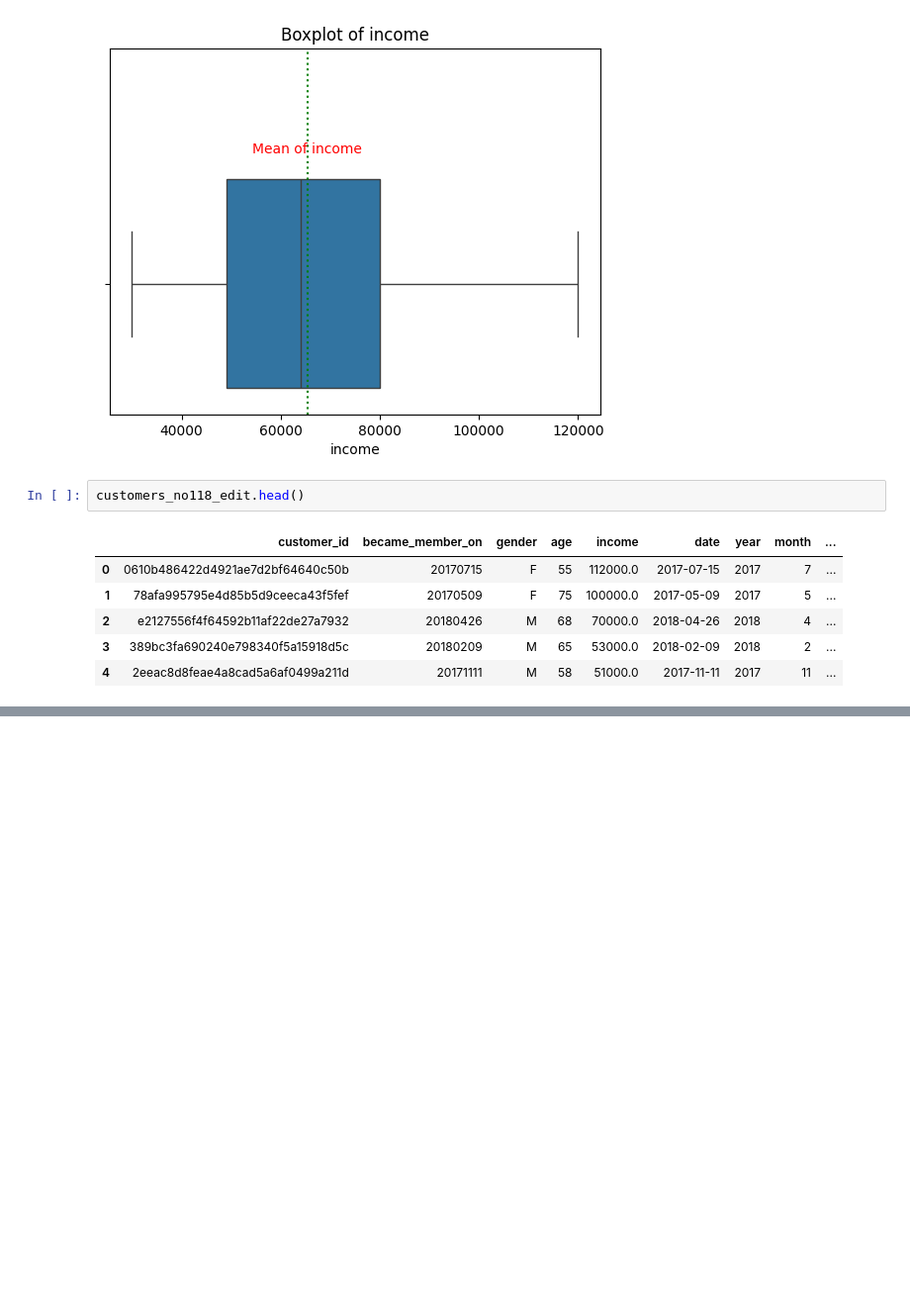
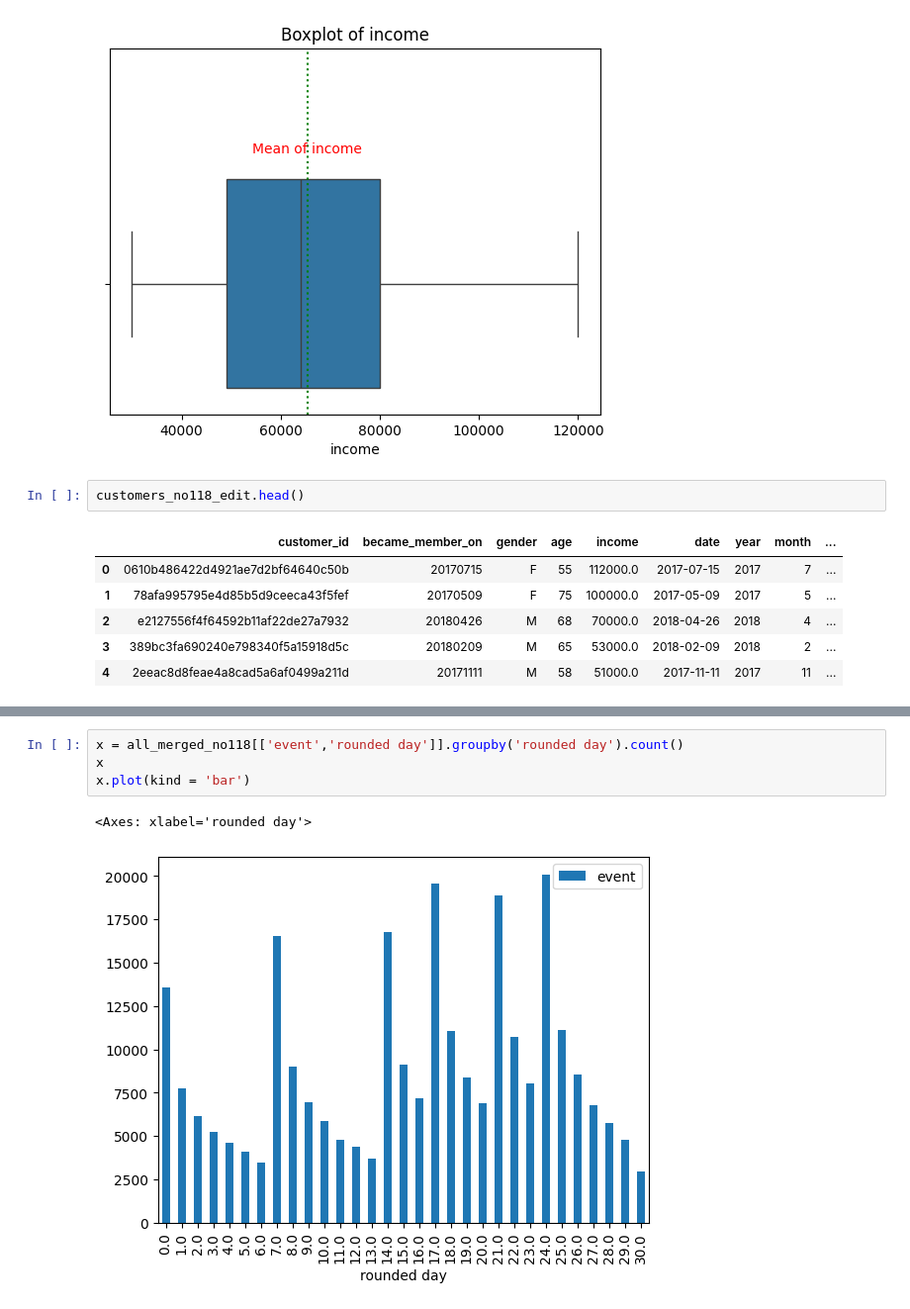
Before and after one commit to Koremm/Coffeeoffers, a Jupyter notebook: Visualizations.ipynb, the cells around one changed output, grey strips where cells are left out. Shown: that part at 99% size. Cells and saved outputs as stored; diff of their text form; blank space fills up the shorter version.

```diff
--- a/Visualizations.ipynb
+++ b/Visualizations.ipynb
@@ -82,0 +93,7 @@ customers_no118_edit.head()
+# %%
+x = all_merged_no118[['event','rounded day']].groupby('rounded day').count()
+x
+x.plot(kind = 'bar')
+# %% [output]
+<Axes: xlabel='rounded day'>
+[figure, added]
```
Also changed, not shown: parts of 3 cells of this notebook.
